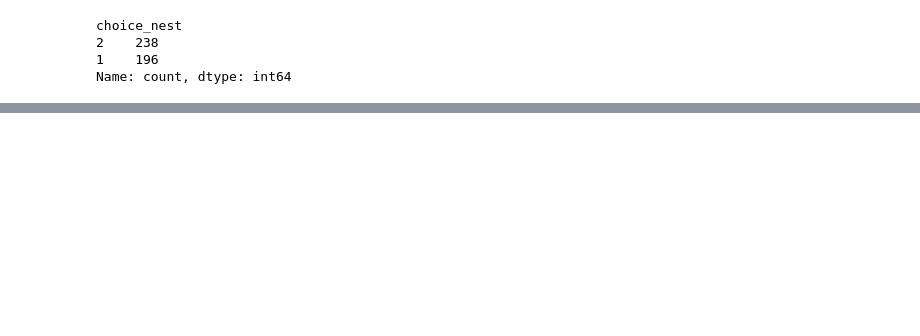
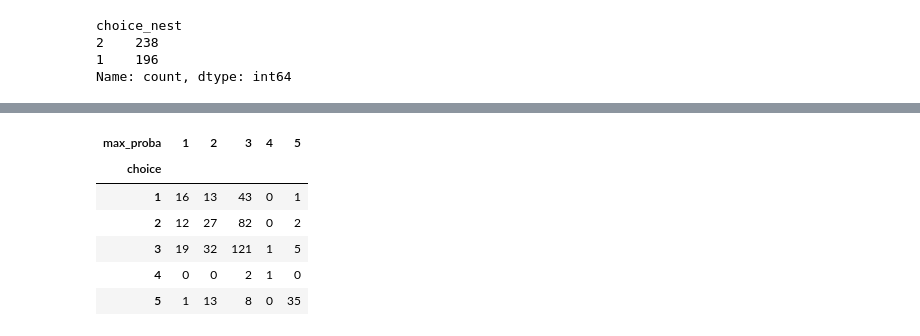
Before and after one commit to alex-monti/Master-Thesis, a Jupyter notebook: NLM-telephone-complete-data.ipynb, the cells around one changed output, grey strips where cells are left out. Drawn from its saved outputs; the diff is of its cells as text; code cells hidden in the pictures; blank space fills up the shorter version.

```diff
--- a/NLM-telephone.ipynb
+++ b/NLM-telephone-complete-data.ipynb
@@ -404,0 +365,11 @@ print(mismatched_rows)
+# %%
+nest_counts = data_results.groupby(['choice', 'max_proba']).size().unstack(fill_value=0)
+nest_counts
+# %% [output]
+| max_proba | 1 | 2 | 3 | 4 | 5 |
+| choice |  |  |  |  |  |
+| 1 | 16 | 13 | 43 | 0 | 1 |
+| 2 | 12 | 27 | 82 | 0 | 2 |
+| 3 | 19 | 32 | 121 | 1 | 5 |
+| 4 | 0 | 0 | 2 | 1 | 0 |
+| 5 | 1 | 13 | 8 | 0 | 35 |
```
Also changed, not shown: parts of 16 cells of this notebook, 8 other files.
